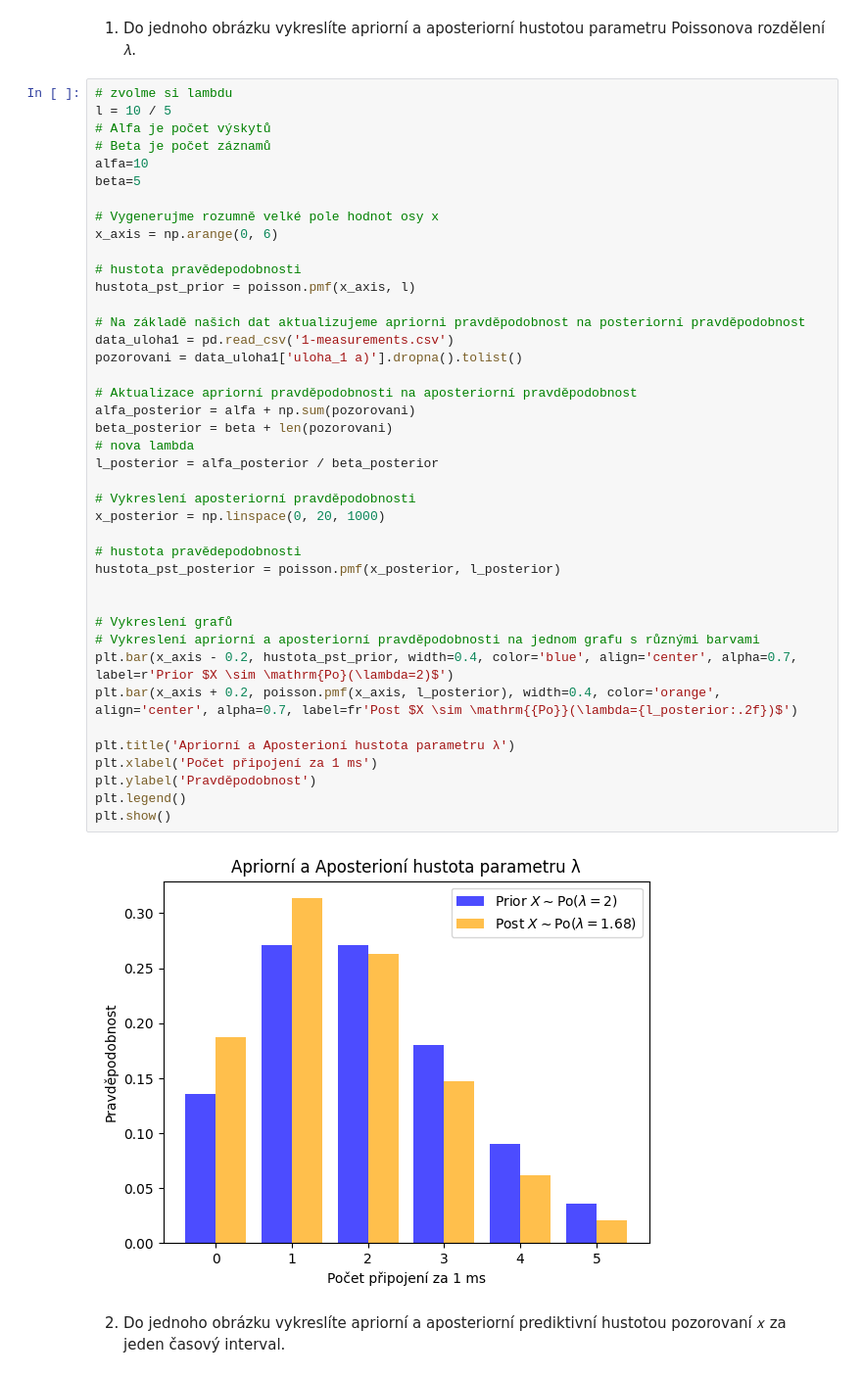
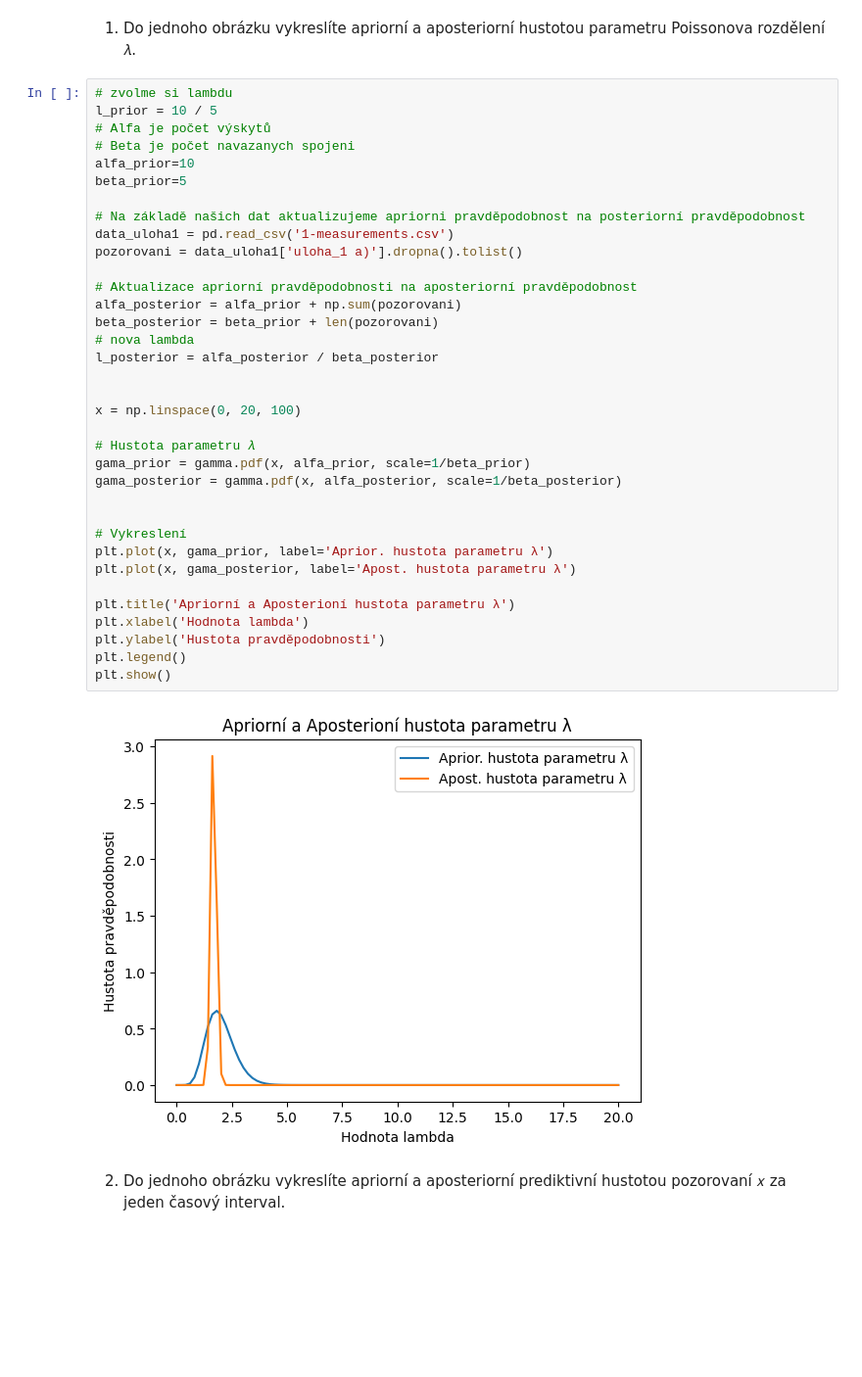
Before and after one commit to jakubKuznik/MSP-2-project, a Jupyter notebook: Kuzník_MSP_2-projekt.ipynb, the cells around one changed output. Shown at 98% size. Saved outputs shown, nothing was run; the diff lists cells and outputs as text; blank space fills up the shorter version.

```diff
--- a/Kuzník_MSP_2-projekt.ipynb
+++ b/Kuzník_MSP_2-projekt.ipynb
@@ -28,46 +28,40 @@ Vašim zadáním je z této expertní informace urči konjugované apriorní roz
 1) Do jednoho obrázku vykreslíte apriorní a aposteriorní hustotou parametru Poissonova rozdělení 𝜆.
 # %%
 # zvolme si lambdu
-l = 10 / 5
+l_prior = 10 / 5
 # Alfa je počet výskytů
-# Beta je počet záznamů
-alfa=10
-beta=5
-
-# Vygenerujme rozumně velké pole hodnot osy x
-x_axis = np.arange(0, 6)
-
-# hustota pravědepodobnosti
-hustota_pst_prior = poisson.pmf(x_axis, l)
+# Beta je počet navazanych spojeni
+alfa_prior=10
+beta_prior=5
 
 # Na základě našich dat aktualizujeme apriorni pravděpodobnost na posteriorní pravděpodobnost
 data_uloha1 = pd.read_csv('1-measurements.csv')
 pozorovani = data_uloha1['uloha_1 a)'].dropna().tolist()
 
 # Aktualizace apriorní pravděpodobnosti na aposteriorní pravděpodobnost
-alfa_posterior = alfa + np.sum(pozorovani)
-beta_posterior = beta + len(pozorovani)
+alfa_posterior = alfa_prior + np.sum(pozorovani)
+beta_posterior = beta_prior + len(pozorovani)
 # nova lambda
 l_posterior = alfa_posterior / beta_posterior
 
-# Vykreslení aposteriorní pravděpodobnosti
-x_posterior = np.linspace(0, 20, 1000)
 
-# hustota pravědepodobnosti
-hustota_pst_posterior = poisson.pmf(x_posterior, l_posterior)
+x = np.linspace(0, 20, 100)
+
+# Hustota parametru 𝜆
+gama_prior = gamma.pdf(x, alfa_prior, scale=1/beta_prior)
+gama_posterior = gamma.pdf(x, alfa_posterior, scale=1/beta_posterior)
 
 
-# Vykreslení grafů
-# Vykreslení apriorní a aposteriorní pravděpodobnosti na jednom grafu s různými barvami
-plt.bar(x_axis - 0.2, hustota_pst_prior, width=0.4, color='blue', align='center', alpha=0.7, label=r'Prior $X \sim \mathrm{Po}(\lambda=2)$')
-plt.bar(x_axis + 0.2, poisson.pmf(x_axis, l_posterior), width=0.4, color='orange', align='center', alpha=0.7, label=fr'Post $X \sim \mathrm{{Po}}(\lambda={l_posterior:.2f})$')
+# Vykreslení
+plt.plot(x, gama_prior, label='Aprior. hustota parametru λ')
+plt.plot(x, gama_posterior, label='Apost. hustota parametru λ')
 
 plt.title('Apriorní a Aposterioní hustota parametru λ')
-plt.xlabel('Počet připojení za 1 ms')
-plt.ylabel('Pravděpodobnost')
+plt.xlabel('Hodnota lambda')
+plt.ylabel('Hustota pravděpodobnosti')
 plt.legend()
 plt.show()
 # %% [output]
-[figure, old version]
+[figure, new version]
 # %% [markdown]
 2) Do jednoho obrázku vykreslíte apriorní a aposteriorní prediktivní hustotou pozorovaní 𝑥 za jeden časový interval.
```
Also changed, not shown: parts of 1 cell of this notebook.
